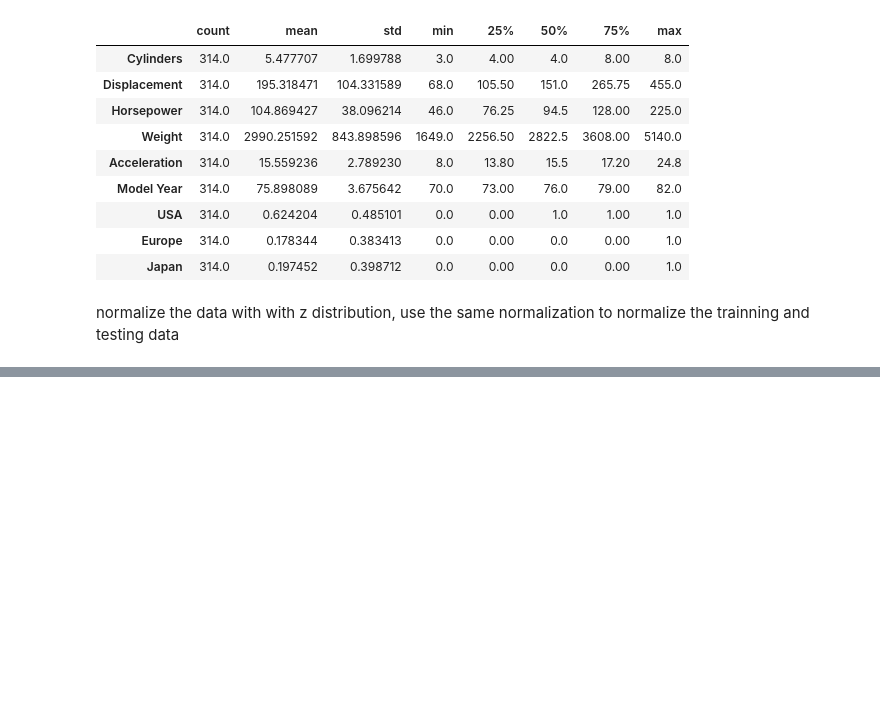
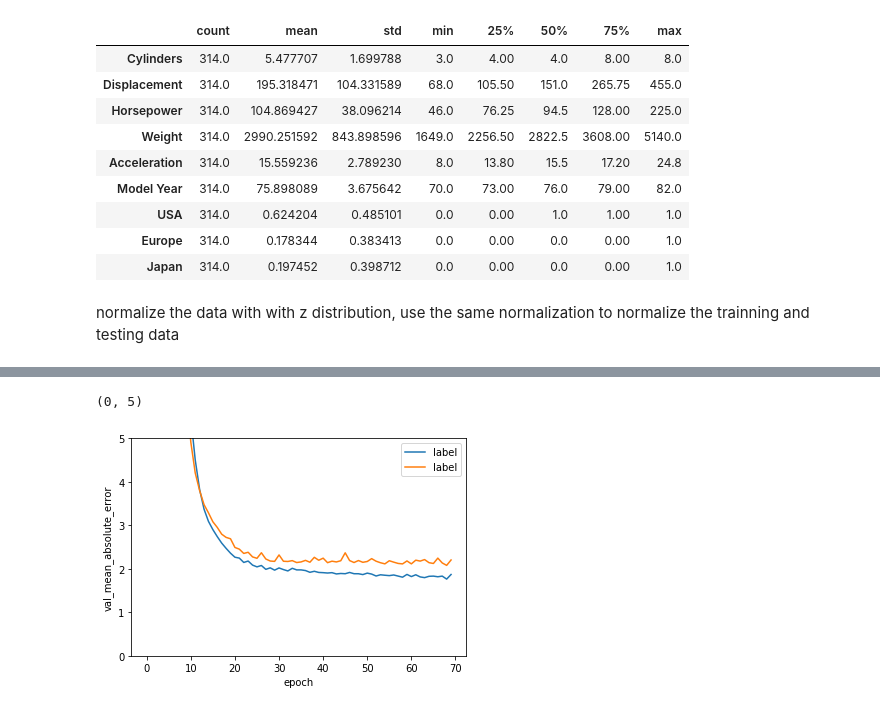
Before and after one commit to lancelotwillow/tf, a Jupyter notebook: keras_3.ipynb, the cells around one changed output, grey strips where cells are left out. Cells and saved outputs as stored; diff of their text form; code cells hidden in the pictures; blank space fills up the shorter version.

```diff
--- a/keras_3.ipynb
+++ b/keras_3.ipynb
@@ -111,0 +222,14 @@ def build_model():
+# %%
+hist = pd.DataFrame(history.history)
+hist['epoch'] = history.epoch
+import matplotlib.pyplot as plt
+plt.figure()
+plt.xlabel("epoch")
+plt.ylabel("val_mean_absolute_error")
+plt.plot(hist['epoch'], hist['mean_absolute_error'], label="label")
+plt.plot(hist['epoch'], hist['val_mean_absolute_error'], label="label")
+plt.legend()
+plt.ylim(0, 5)
+# %% [output]
+(0, 5)
+[figure, added]
```
Also changed, not shown: parts of 13 cells of this notebook, 1 other file.
